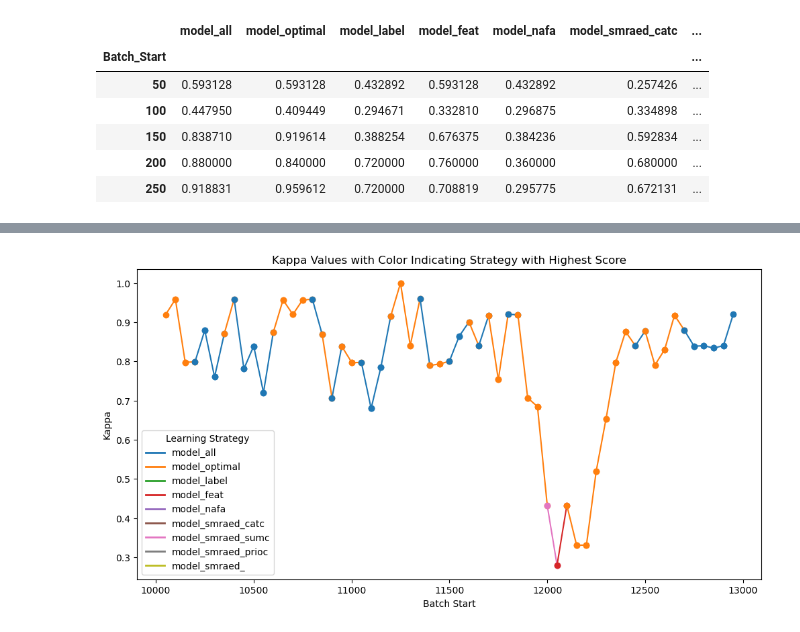
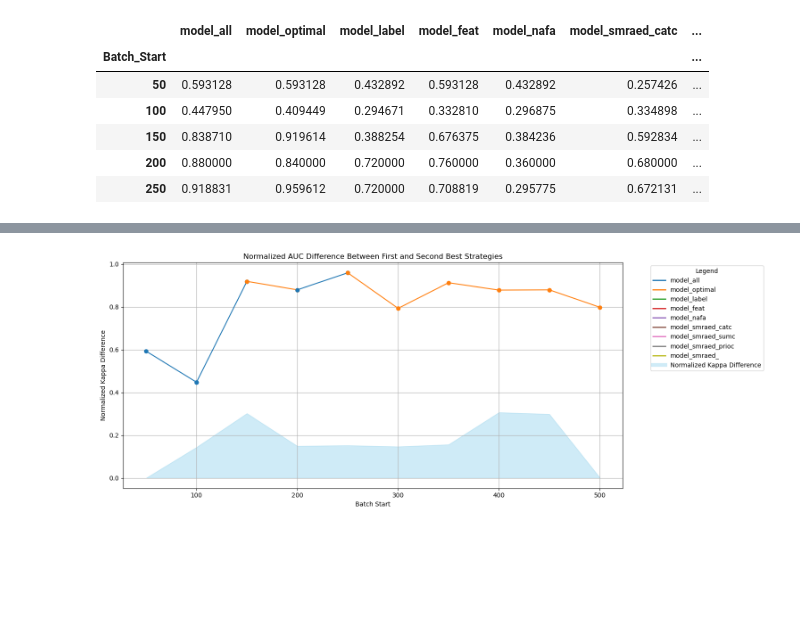
Before and after one commit to aditya0by0/stream-viz, a Jupyter notebook: notebooks/Learning_Stratergies.ipynb, the cells around one changed output, grey strips where cells are left out. Saved outputs shown, nothing was run; the diff lists cells and outputs as text; code cells hidden in the pictures; blank space fills up the shorter version.

```diff
--- a/notebooks/Learning_Stratergies.ipynb
+++ b/notebooks/Learning_Stratergies.ipynb
@@ -134,4 +131,12 @@ NameError: name 'kappa_window_df' is not defined
 # %%
+import numpy as np
+import pandas as pd
+import matplotlib.pyplot as plt
+
+# Assuming kappa_df and unique_columns are defined elsewhere
+# kappa_df is a DataFrame with kappa values, unique_columns is a list of strategy names
+
+
 def plot_learning_strategy_winner(start=0, end=10):
     # Determine the strategy with the highest kappa at each batch
     max_strategy = kappa_df.idxmax(axis=1)
@@ -144,37 +149,97 @@ def plot_learning_strategy_winner(start=0, end=10):
         strategy: plt.cm.tab10(i) for i, strategy in enumerate(unique_columns)
     }
 
     # Plot the line with colors based on the strategy with the highest kappa
-    plt.figure(figsize=(12, 6))
+    plt.figure(figsize=(18, 6))
     kappa_window_df = kappa_window_df.iloc[start:end]
     for i in range(len(kappa_window_df) - 1):
         x = [kappa_window_df.index[i], kappa_window_df.index[i + 1]]
         y = [
             kappa_window_df["Max_Kappa"].iloc[i],
             kappa_window_df["Max_Kappa"].iloc[i + 1],
         ]
         plt.plot(
             x, y, color=color_dict[kappa_window_df["Max_Strategy"].iloc[i]], marker="o"
         )
 
     # Add labels and title
     plt.xlabel("Batch Start")
     plt.ylabel("Kappa")
     plt.title("Kappa Values with Color Indicating Strategy with Highest Score")
 
-    # Create a legend
+    # Create legend handles for the strategies
     legend_handles = [
         plt.Line2D([0], [0], color=color_dict[strategy], lw=2, label=strategy)
         for strategy in unique_columns
     ]
-    plt.legend(handles=legend_handles, title="Learning Strategy")
+
+    sorted_kappa = kappa_df.apply(lambda x: np.sort(x)[::-1], axis=1)
+    first_best_kappa = sorted_kappa.apply(lambda x: x[0])
+    second_best_kappa = sorted_kappa.apply(lambda x: x[1])
+
+    # Calculate the difference between the highest and second-highest kappa values
+    kappa_diff = first_best_kappa - second_best_kappa
+
+    # Normalize the differences using the known kappa range (-1 to 1)
+    # normalized_diff = (kappa_diff + 1) / 2
+
+    # The range is scaled to [-1, 1] which ensures a kappa difference of 0 maps to 0 normalized value.
+    # normalized_diff = kappa_diff / 2
+
+    # This approach ensures the normalization is based on the observed data range,
+    # making the normalized values fit within the context of the observed kappa differences.
+    # diff_range = kappa_diff.max() - kappa_diff.min()
+    # normalized_diff = kappa_diff / diff_range if diff_range != 0 else kappa_diff
+
+    # Scale the kappa differences to a range of [0, 1], with a check to avoid division by zero.
+    diff_range = kappa_diff.max() - kappa_diff.min()
+    normalized_diff = (
+        (kappa_diff - kappa_diff.min()) / diff_range if diff_range != 0 else kappa_diff
+    )
+
+    # Plot the area plot for the AUC difference
+    plt.fill_between(
+        kappa_diff.index[start:end],
+        normalized_diff[start:end],
+        color="skyblue",
+        alpha=0.4,
+        label="Normalized Kappa Difference",
+    )
+
+    # Add labels and title
+    plt.xlabel("Batch Start")
+    plt.ylabel("Normalized Kappa Difference")
+    plt.title("Normalized AUC Difference Between First and Second Best Strategies")
+    plt.grid(True)
+
+    # Add the AUC difference to the legend handles
+    legend_handles.append(
+        plt.Line2D(
+            [0],
+            [0],
+            color="skyblue",
+            lw=6,
+            alpha=0.4,
+            label="Normalized Kappa Difference",
+        )
+    )
+
+    # Create a single legend outside the plot
+    plt.legend(
+        handles=legend_handles,
+        title="Legend",
+        bbox_to_anchor=(1.05, 1),
+        loc="upper left",
+    )
+
+    # Adjust layout to make space for the legends
+    plt.tight_layout(rect=[0, 0, 0.85, 1])
 
     # Show the plot
     plt.show()
 
 
-plot_learning_strategy_winner(start=200, end=12000)
-# AUC b/w first best to second best
-# Area rather than line, normalize area
+# Example call to the function
+plot_learning_strategy_winner(start=0, end=10)
 # %% [output]
-[figure, old version]
+[figure, new version]
```
Also changed, not shown: parts of 5 cells of this notebook, 2 other files.
